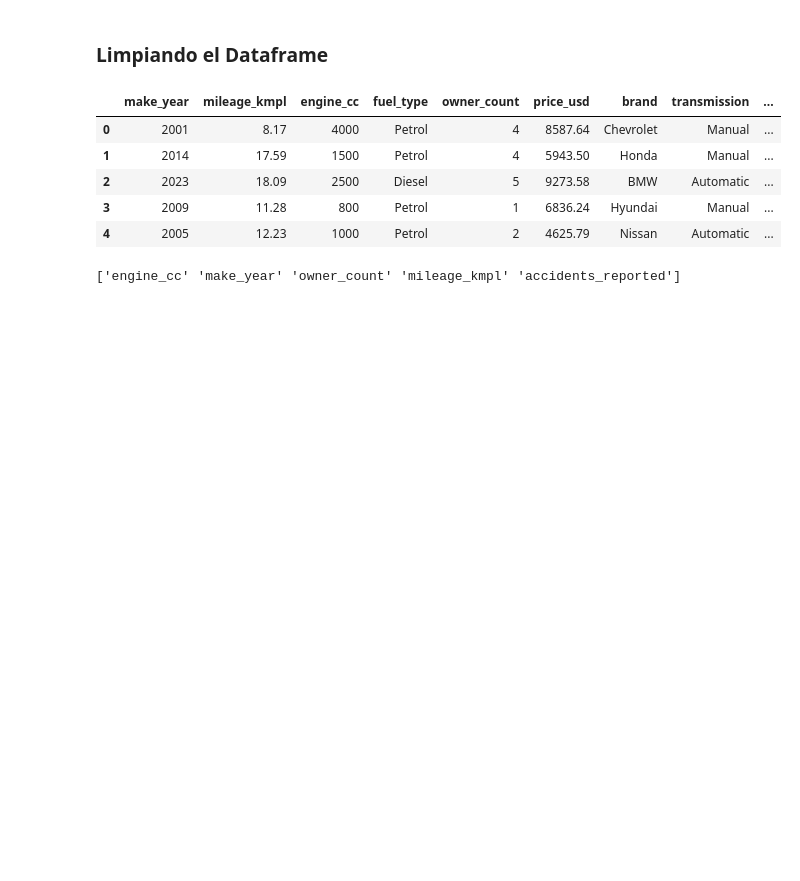
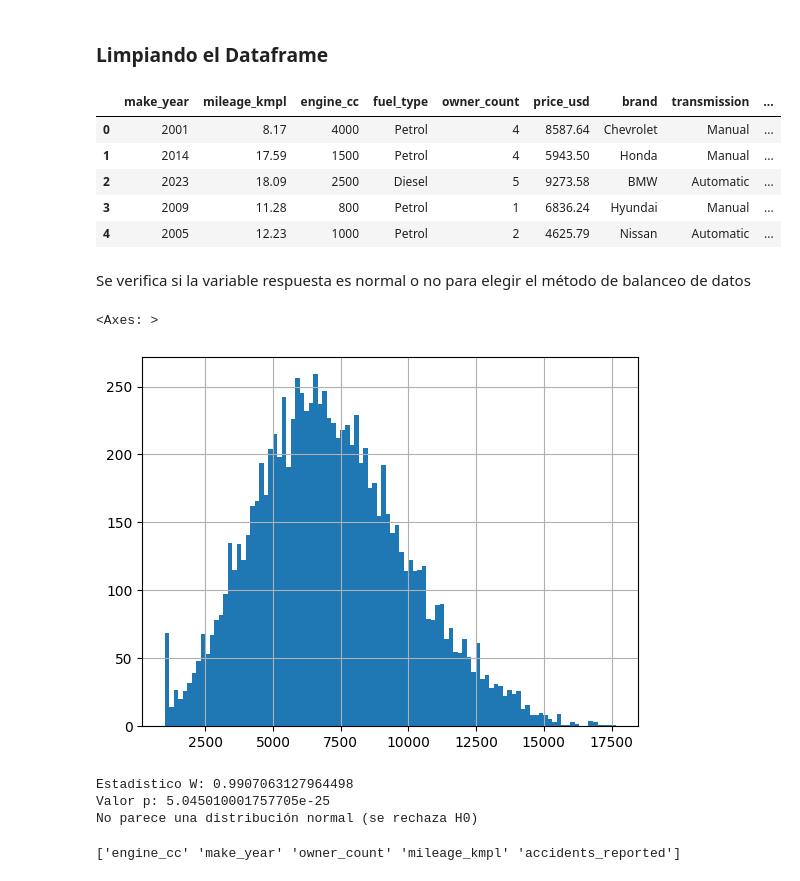
Before and after one commit to JhofredCam/Practica2_introIA, a Jupyter notebook: Proyecto.ipynb, the cells around one changed output. Drawn from its saved outputs; the diff is of its cells as text; code cells hidden in the pictures; blank space fills up the shorter version.

```diff
--- a/Proyecto.ipynb
+++ b/Proyecto.ipynb
@@ -34,6 +62,30 @@ df.head()
 | 2 | 2023 | 18.09 | 2500 | Diesel | 5 | 9273.58 | BMW | Automatic | ... |
 | 3 | 2009 | 11.28 | 800 | Petrol | 1 | 6836.24 | Hyundai | Manual | ... |
 | 4 | 2005 | 12.23 | 1000 | Petrol | 2 | 4625.79 | Nissan | Automatic | ... |
+# %% [markdown]
+Se verifica si la variable respuesta es normal o no para elegir el método de balanceo de datos
+# %%
+df['price_usd'].hist(bins=100)
+# %% [output]
+<Axes: >
+[figure, added]
+# %%
+# Ejecutar la prueba de Shapiro-Wilk
+stat, p_value = shapiro(df['price_usd'])
+
+# Mostrar resultados
+print(f'Estadístico W: {stat}')
+print(f'Valor p: {p_value}')
+
+# Interpretación
+if p_value > 0.05:
+    print("Parece una distribución normal (no se rechaza H0)")
+else:
+    print("No parece una distribución normal (se rechaza H0)")
+# %% [output]
+Estadístico W: 0.9907063127964498
+Valor p: 5.045010001757705e-25
+No parece una distribución normal (se rechaza H0)
 # %%
 cols_priority = (df.corr(numeric_only=True).abs()['price_usd'].sort_values(ascending=False)).index[1:]
 print(cols_priority.values)
```
Also changed, not shown: parts of 15 cells of this notebook.
